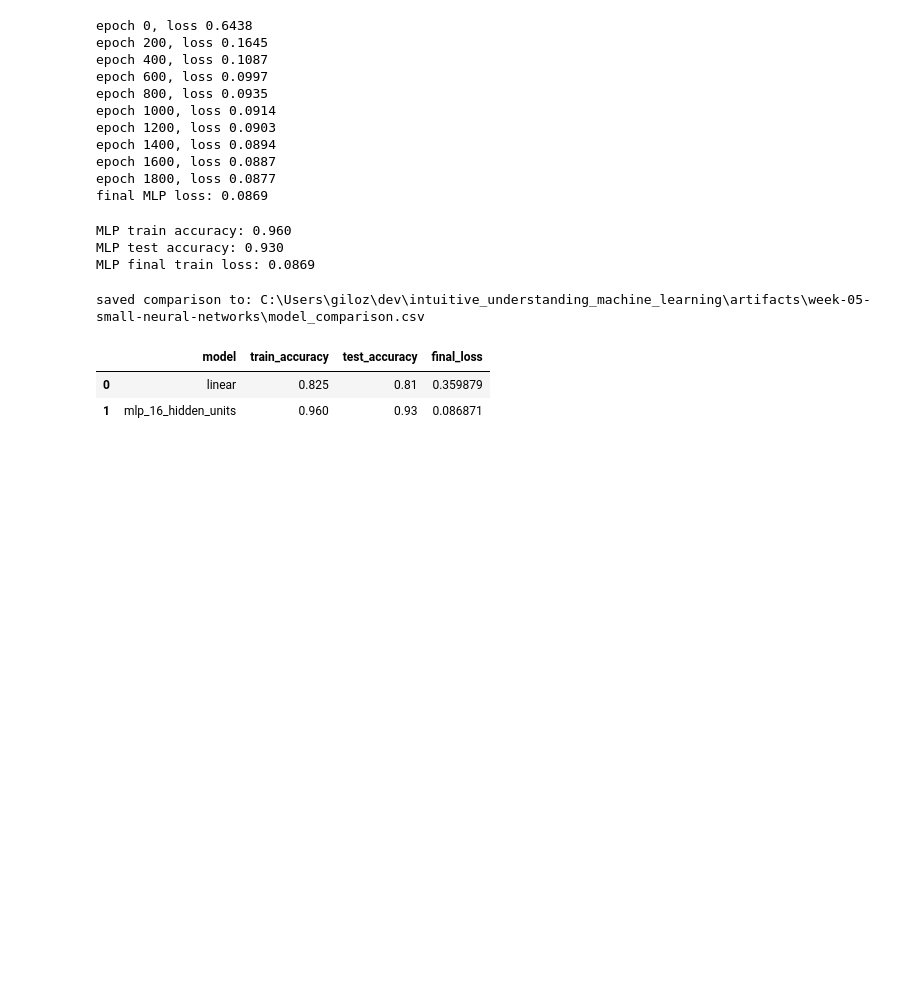
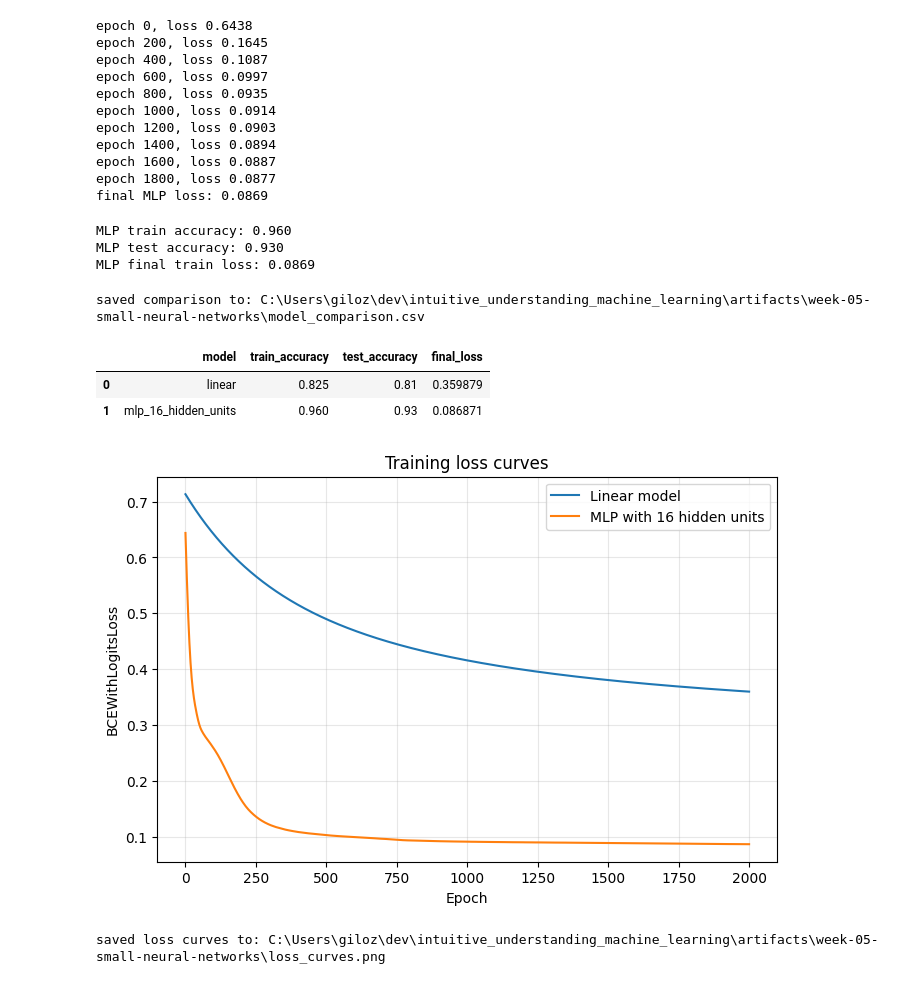
Before and after one commit to majorgilles/intuitive_understanding_machine_learning, a Jupyter notebook: weeks/week-05-small-neural-networks/compare_linear_vs_mlp.ipynb, the cells around one changed output. Cells and saved outputs as stored; diff of their text form; code cells hidden in the pictures; blank space fills up the shorter version.

Commit message:
feat: add loss curves visualization for linear and MLP models

```diff
--- a/weeks/week-05-small-neural-networks/compare_linear_vs_mlp.ipynb
+++ b/weeks/week-05-small-neural-networks/compare_linear_vs_mlp.ipynb
@@ -581,3 +581,30 @@ saved comparison to: C:\Users\giloz\dev\intuitive_understanding_machine_learning
 |  | model | train_accuracy | test_accuracy | final_loss |
 | 0 | linear | 0.825 | 0.81 | 0.359879 |
 | 1 | mlp_16_hidden_units | 0.960 | 0.93 | 0.086871 |
+# %%
+loss_curves_path = (
+   project_root
+   / "artifacts"
+   / "week-05-small-neural-networks"
+   / "loss_curves.png"
+)
+loss_curves_path.parent.mkdir(parents=True, exist_ok=True)
+
+fig, ax = plt.subplots(figsize=(8, 5))
+
+ax.plot(linear_losses, label="Linear model")
+ax.plot(mlp_losses, label="MLP with 16 hidden units")
+
+ax.set_title("Training loss curves")
+ax.set_xlabel("Epoch")
+ax.set_ylabel("BCEWithLogitsLoss")
+ax.legend()
+ax.grid(True, alpha=0.3)
+
+fig.savefig(loss_curves_path, dpi=160, bbox_inches="tight")
+plt.show()
+
+print(f"saved loss curves to: {loss_curves_path}")
+# %% [output]
+[figure, added]
+saved loss curves to: C:\Users\giloz\dev\intuitive_understanding_machine_learning\artifacts\week-05-small-neural-networks\loss_curves.png
```
Also changed, not shown: 1 other file.
